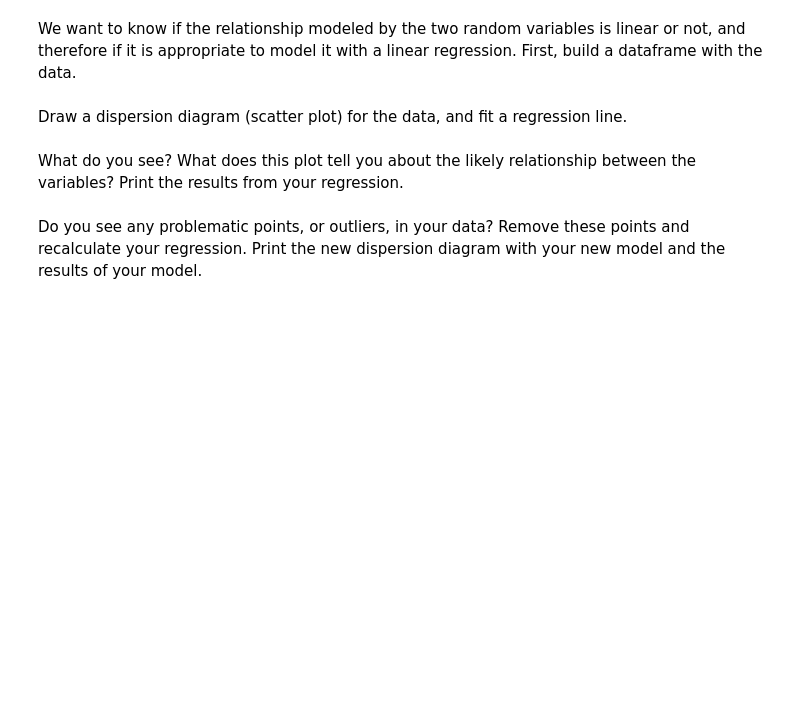
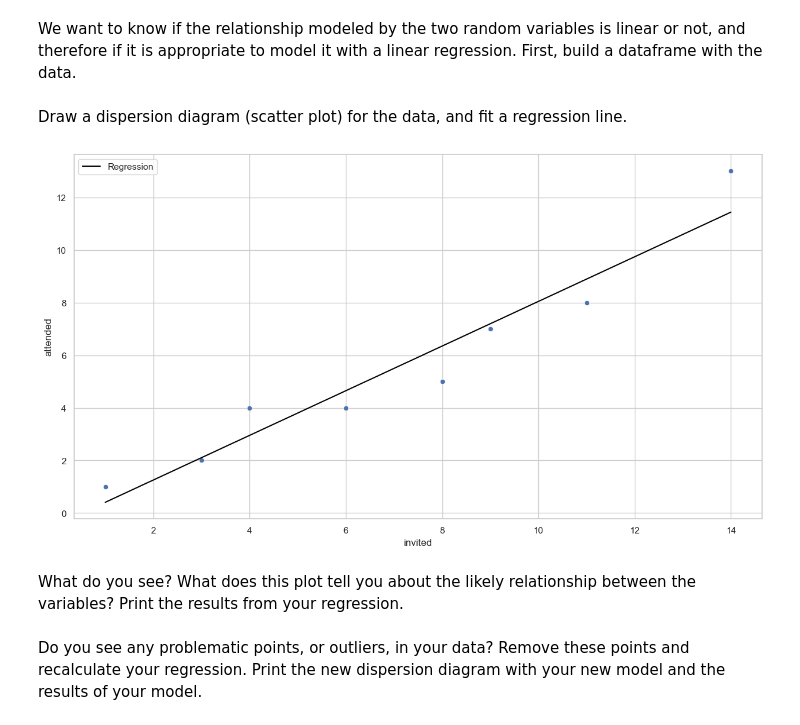
Before and after one commit to Ironhack-data-bcn-oct-2023/lab-regression-analysis, a Jupyter notebook: your-code.ipynb, the cells around one changed output. Drawn from its saved outputs; the diff is of its cells as text; code cells hidden in the pictures; blank space fills up the shorter version.

```diff
--- a/your-code.ipynb
+++ b/your-code.ipynb
@@ -96,2 +232,28 @@ First, build a dataframe with the data.
+# %%
+df = pd.read_clipboard()
+df = df.drop(columns=["|", "|.1", "|.2"])
+df = df.dropna()
+# %%
+new_column_names = {
+    'X': 'invited',
+    'Y': 'attended'
+}
+df = df.rename(columns=new_column_names)
+# %%
+#1. X, y:
+X = df[["invited"]]
+y = df.attended
+
+#2. Choose a model: lr
+lr = LinearRegression()
+
+#3. Fit
+lr.fit(X, y)
+
+#4. Metrics
+lr.intercept_
+lr.coef_
+
+df["Prediction"] = df.invited * lr.coef_[0] + lr.intercept_
 # %% [markdown]
 Draw a dispersion diagram (scatter plot) for the data, and fit a regression line.
@@ -100,2 +260,8 @@ Draw a dispersion diagram (scatter plot) for the data, and fit a regression line
+# %%
+sns.scatterplot(x=df.invited, y=df.attended)
+plt.plot(df.invited, df["Prediction"], c="black", label="Regression")
+plt.legend();
+# %% [output]
+[figure, added]
 # %% [markdown]
 What do you see? What does this plot tell you about the likely relationship between the variables? Print the results from your regression.
```
Also changed, not shown: parts of 38 cells of this notebook.
